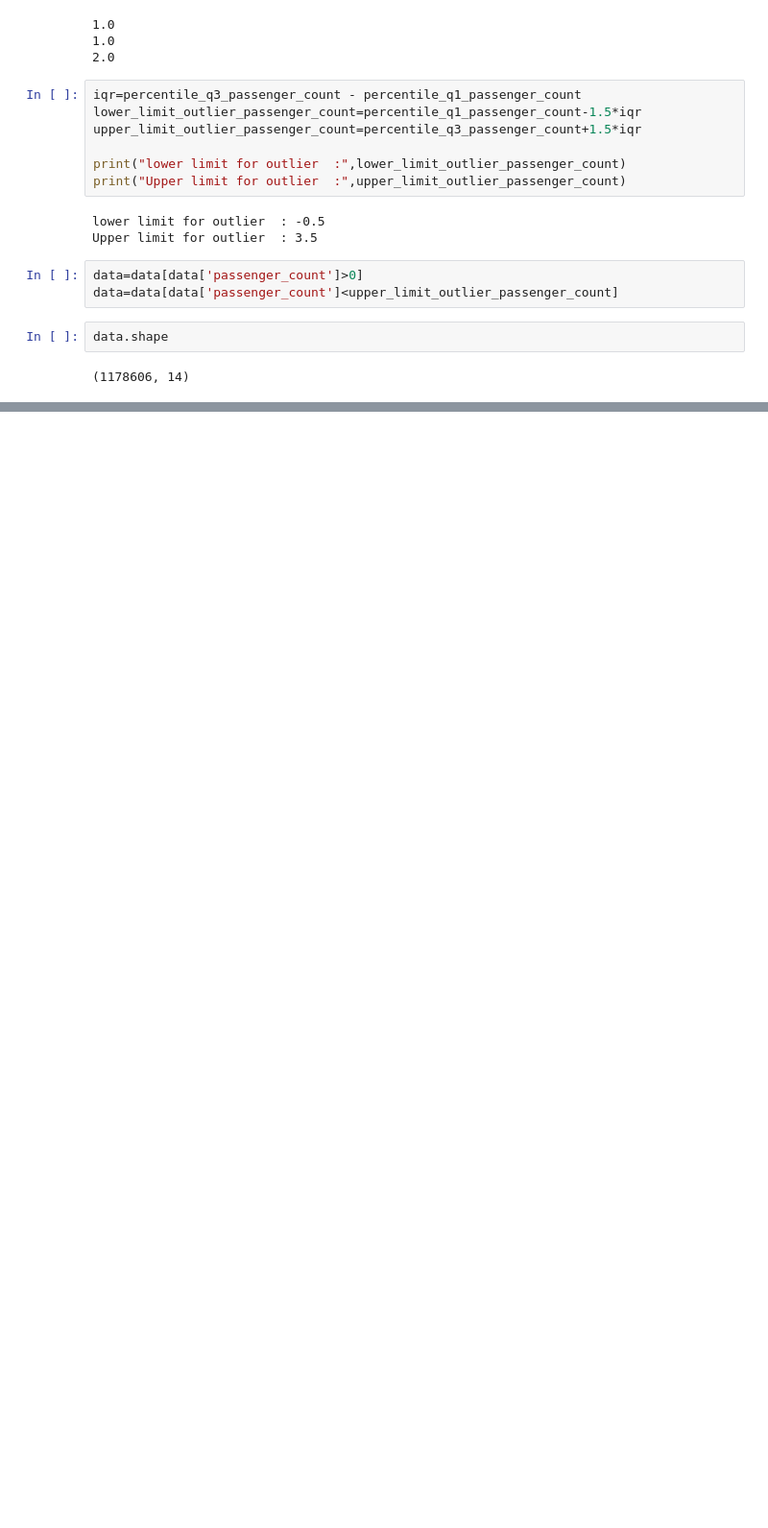
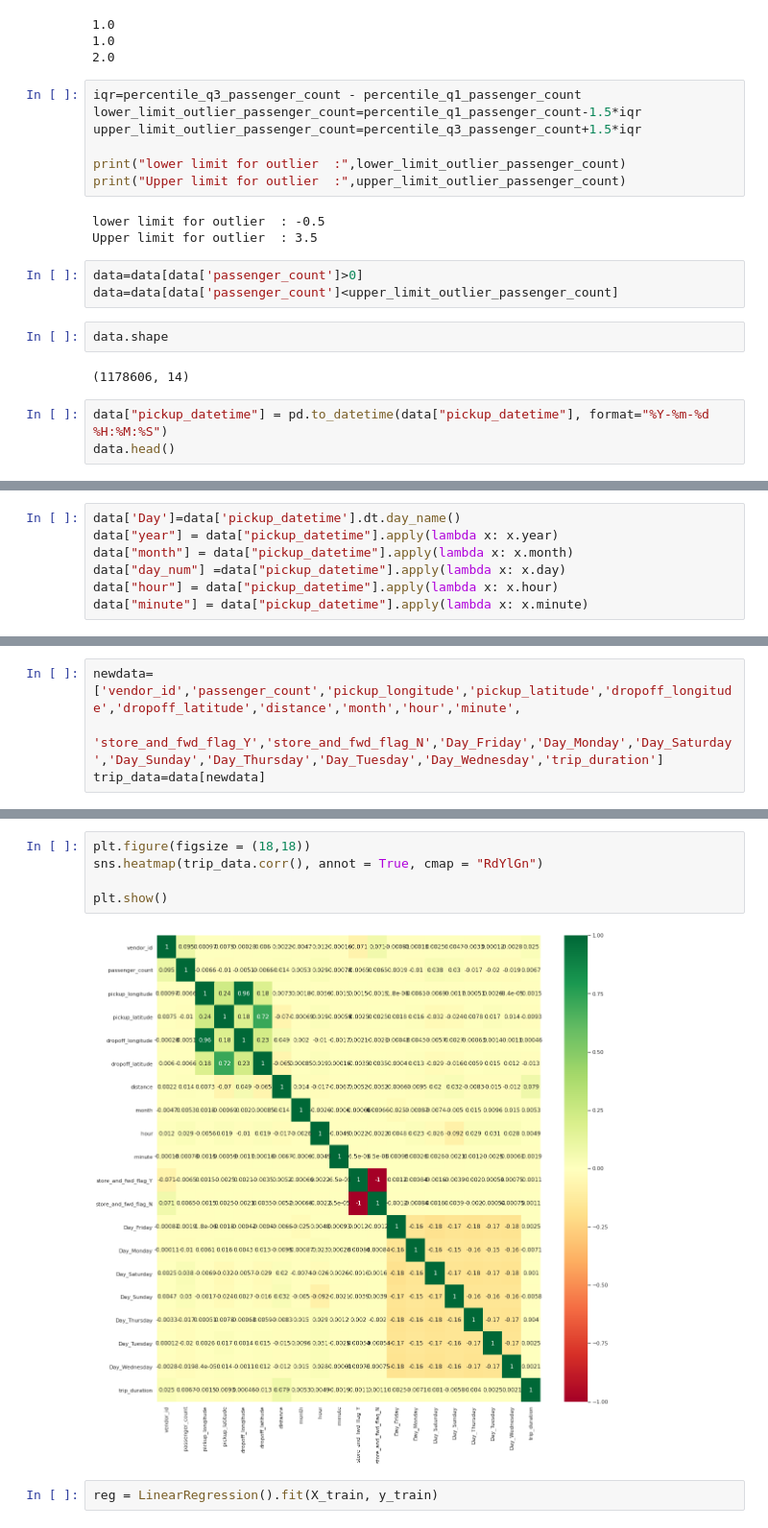
Before and after one commit to choudhurysibani120/NYC-Trip-Time-Prediction, a Jupyter notebook: sibani_choudhury_NYC_Taxi_Trip_Time_Prediction_Capstone_Project.ipynb, the cells around one changed output, grey strips where cells are left out. Shown at 96% size. Saved outputs shown, nothing was run; the diff lists cells and outputs as text; blank space fills up the shorter version.

```diff
--- a/sibani_choudhury_NYC_Taxi_Trip_Time_Prediction_Capstone_Project.ipynb
+++ b/sibani_choudhury_NYC_Taxi_Trip_Time_Prediction_Capstone_Project.ipynb
@@ -434,3 +434,6 @@ data=data[data['passenger_count']<upper_limit_outlier_passenger_count]
 data.shape
 # %% [output]
 (1178606, 14)
+# %%
+data["pickup_datetime"] = pd.to_datetime(data["pickup_datetime"], format="%Y-%m-%d %H:%M:%S")
+data.head()
@@ -437,2 +447,9 @@ data.shape
+# %%
+data['Day']=data['pickup_datetime'].dt.day_name()
+data["year"] = data["pickup_datetime"].apply(lambda x: x.year)
+data["month"] = data["pickup_datetime"].apply(lambda x: x.month)
+data["day_num"] =data["pickup_datetime"].apply(lambda x: x.day)
+data["hour"] = data["pickup_datetime"].apply(lambda x: x.hour)
+data["minute"] = data["pickup_datetime"].apply(lambda x: x.minute)
 # %%
 data= pd.get_dummies(data, columns=["store_and_fwd_flag", "Day"], prefix=["store_and_fwd_flag",'Day'])
@@ -440,0 +468,4 @@ KeyError: ignored
+# %%
+newdata=['vendor_id','passenger_count','pickup_longitude','pickup_latitude','dropoff_longitude','dropoff_latitude','distance','month','hour','minute',
+          'store_and_fwd_flag_Y','store_and_fwd_flag_N','Day_Friday','Day_Monday','Day_Saturday','Day_Sunday','Day_Thursday','Day_Tuesday','Day_Wednesday','trip_duration']
+trip_data=data[newdata]
@@ -440,0 +489,9 @@ KeyError: ignored
+# %%
+plt.figure(figsize = (18,18))
+sns.heatmap(trip_data.corr(), annot = True, cmap = "RdYlGn")
+
+plt.show()
+# %% [output]
+[figure, added]
+# %%
+reg = LinearRegression().fit(X_train, y_train)
```
Also changed, not shown: parts of 13 cells of this notebook.
